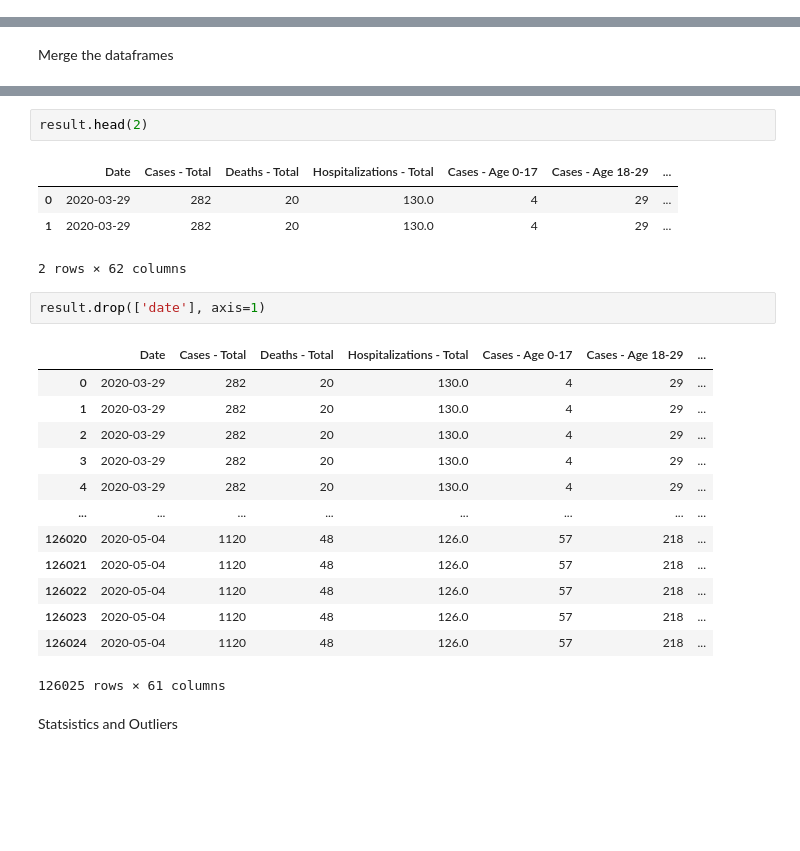
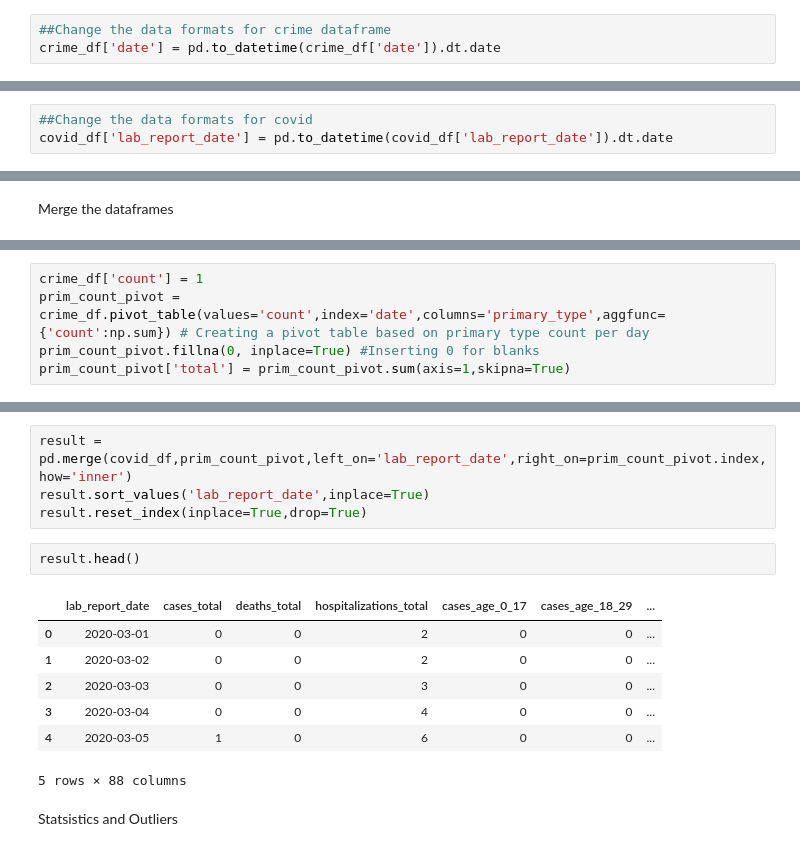
Before and after one commit to ebeiler/Public-Side-Projects-Python-Pandas-APIs-Data-Analytics, a Jupyter notebook: Final Project - Crime and COVID - 19 rates - Chicago - 11282020.ipynb, the cells around one changed output, grey strips where cells are left out. Drawn from its saved outputs; the diff is of its cells as text; blank space fills up the shorter version.

```diff
--- a/Final Project - Crime and COVID - 19 rates - Chicago - 11282020.ipynb
+++ b/Final Project - Crime and COVID - 19 rates - Chicago - 11282020.ipynb
@@ -474,0 +291,3 @@ dfcovid.head(2)
+# %%
+##Change the data formats for crime dataframe
+crime_df['date'] = pd.to_datetime(crime_df['date']).dt.date
@@ -474,0 +307,3 @@ dfcovid.head(2)
+# %%
+##Change the data formats for covid
+covid_df['lab_report_date'] = pd.to_datetime(covid_df['lab_report_date']).dt.date
@@ -479,0 +340,5 @@ result = pd.merge(dfcovid, dfcrime[["date", "iucr", "primary_type", "description
+# %%
+crime_df['count'] = 1
+prim_count_pivot = crime_df.pivot_table(values='count',index='date',columns='primary_type',aggfunc={'count':np.sum}) # Creating a pivot table based on primary type count per day
+prim_count_pivot.fillna(0, inplace=True) #Inserting 0 for blanks
+prim_count_pivot['total'] = prim_count_pivot.sum(axis=1,skipna=True)
@@ -480,26 +362,17 @@ result = pd.merge(dfcovid, dfcrime[["date", "iucr", "primary_type", "description
+# %%
+result = pd.merge(covid_df,prim_count_pivot,left_on='lab_report_date',right_on=prim_count_pivot.index,how='inner')
+result.sort_values('lab_report_date',inplace=True)
+result.reset_index(inplace=True,drop=True)
 # %%
-result.head(2)
+result.head()
 # %% [output]
-|  | Date | Cases - Total | Deaths - Total | Hospitalizations - Total | Cases - Age 0-17 | Cases - Age 18-29 | ... |
-| 0 | 2020-03-29 | 282 | 20 | 130.0 | 4 | 29 | ... |
-| 1 | 2020-03-29 | 282 | 20 | 130.0 | 4 | 29 | ... |
+|  | lab_report_date | cases_total | deaths_total | hospitalizations_total | cases_age_0_17 | cases_age_18_29 | ... |
+| 0 | 2020-03-01 | 0 | 0 | 2 | 0 | 0 | ... |
+| 1 | 2020-03-02 | 0 | 0 | 2 | 0 | 0 | ... |
+| 2 | 2020-03-03 | 0 | 0 | 3 | 0 | 0 | ... |
+| 3 | 2020-03-04 | 0 | 0 | 4 | 0 | 0 | ... |
+| 4 | 2020-03-05 | 1 | 0 | 6 | 0 | 0 | ... |
-2 rows × 62 columns
+5 rows × 88 columns
-# %%
-result.drop(['date'], axis=1)
-# %% [output]
-|  | Date | Cases - Total | Deaths - Total | Hospitalizations - Total | Cases - Age 0-17 | Cases - Age 18-29 | ... |
-| 0 | 2020-03-29 | 282 | 20 | 130.0 | 4 | 29 | ... |
-| 1 | 2020-03-29 | 282 | 20 | 130.0 | 4 | 29 | ... |
-| 2 | 2020-03-29 | 282 | 20 | 130.0 | 4 | 29 | ... |
-| 3 | 2020-03-29 | 282 | 20 | 130.0 | 4 | 29 | ... |
-| 4 | 2020-03-29 | 282 | 20 | 130.0 | 4 | 29 | ... |
-| ... | ... | ... | ... | ... | ... | ... | ... |
-| 126020 | 2020-05-04 | 1120 | 48 | 126.0 | 57 | 218 | ... |
-| 126021 | 2020-05-04 | 1120 | 48 | 126.0 | 57 | 218 | ... |
-| 126022 | 2020-05-04 | 1120 | 48 | 126.0 | 57 | 218 | ... |
-| 126023 | 2020-05-04 | 1120 | 48 | 126.0 | 57 | 218 | ... |
-| 126024 | 2020-05-04 | 1120 | 48 | 126.0 | 57 | 218 | ... |
-126025 rows × 61 columns
 # %% [markdown]
 Statsistics and Outliers
 # %%
```
Also changed, not shown: parts of 75 cells of this notebook.
